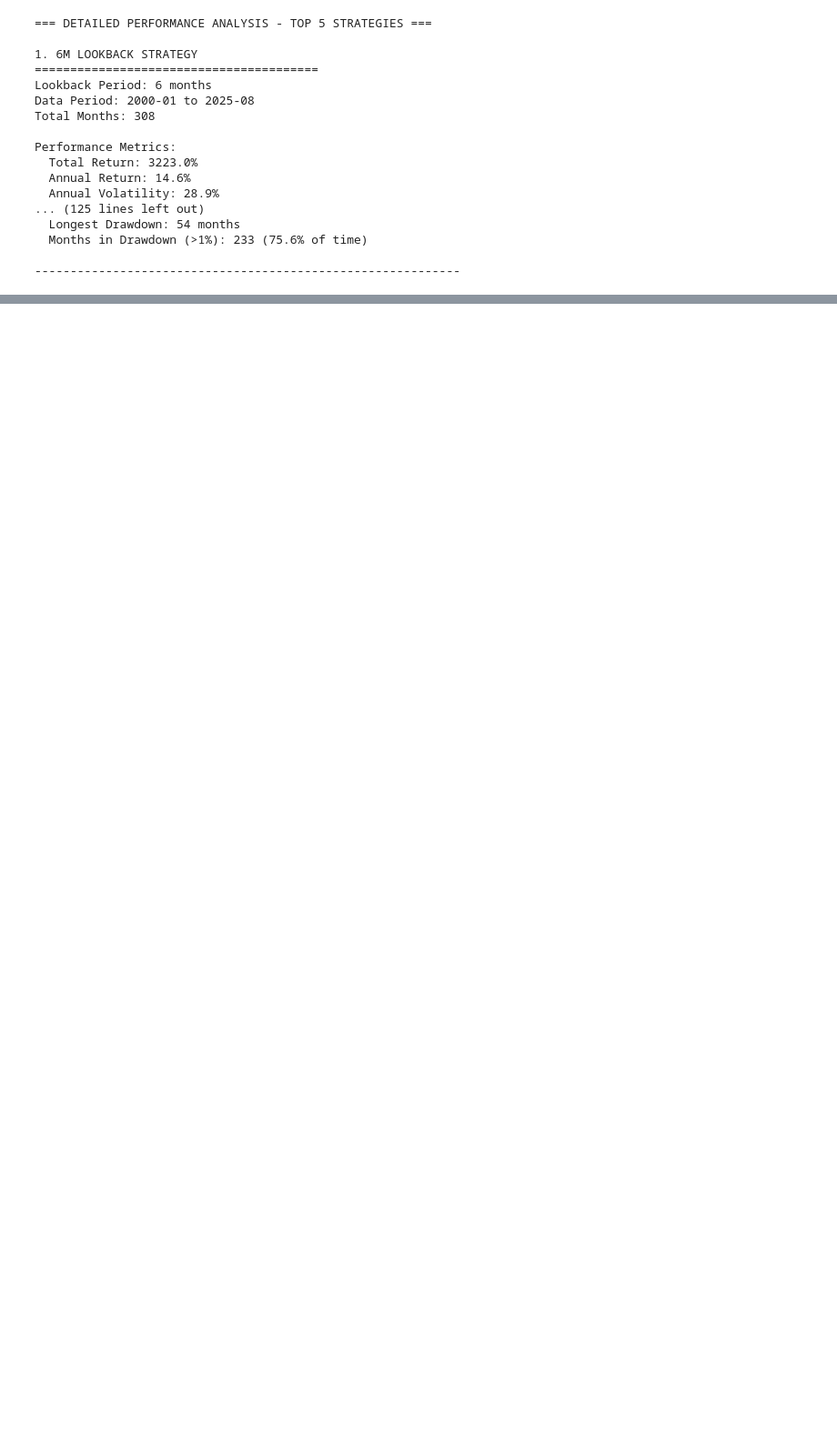
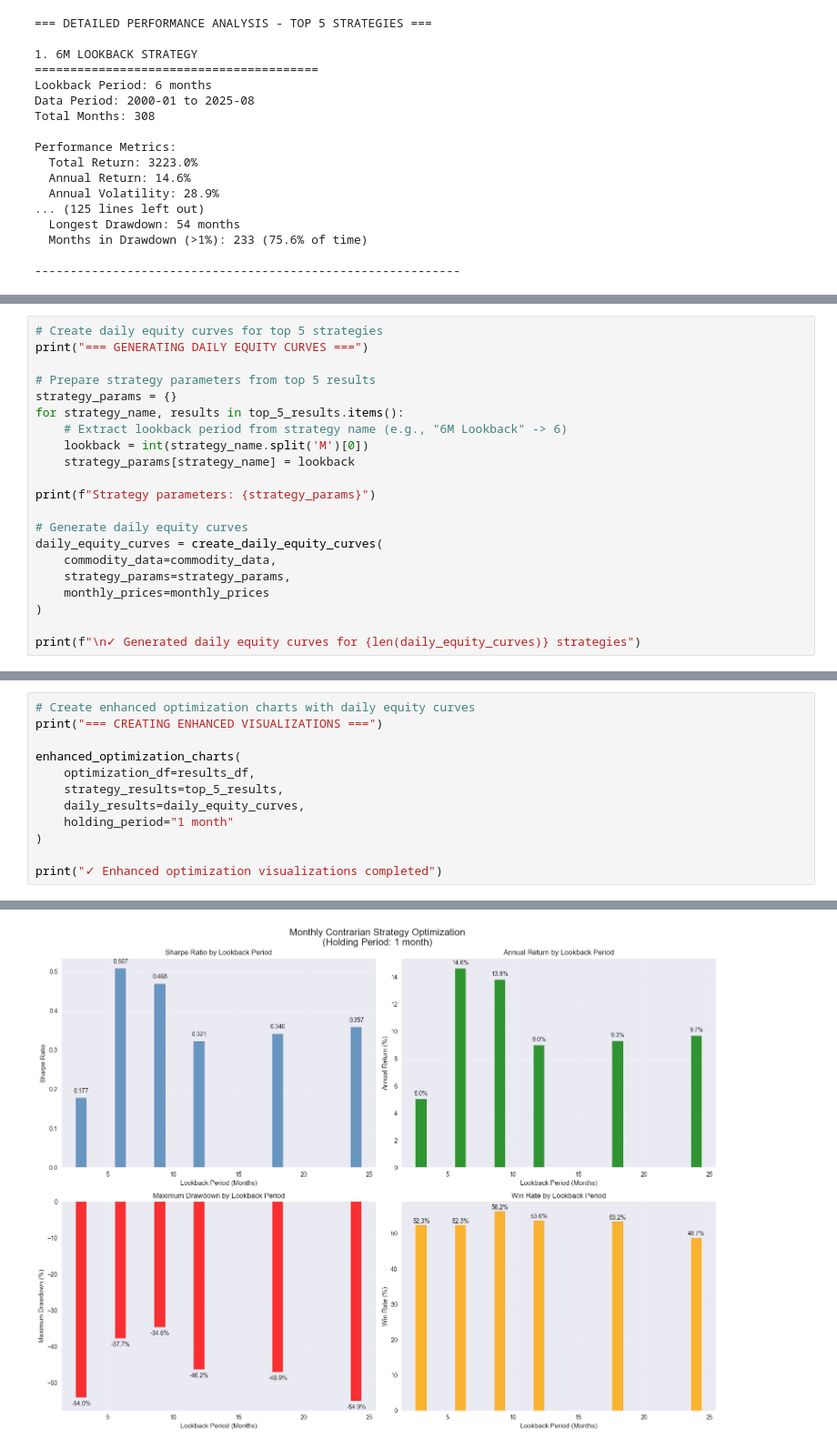
Before and after one commit to edoardoCame/Momentum-and-Contrarian, a Jupyter notebook: approaches/vectorized_contrarian_monthly/notebooks/optimization_analysis.ipynb, the cells around one changed output, grey strips where cells are left out. Shown at 91% size. Drawn from its saved outputs; the diff is of its cells as text; blank space fills up the shorter version.

```diff
--- a/approaches/vectorized_contrarian_monthly/notebooks/optimization_analysis.ipynb
+++ b/approaches/vectorized_contrarian_monthly/notebooks/optimization_analysis.ipynb
@@ -590,0 +650,21 @@ Performance Metrics:
+# %%
+# Create daily equity curves for top 5 strategies
+print("=== GENERATING DAILY EQUITY CURVES ===")
+
+# Prepare strategy parameters from top 5 results
+strategy_params = {}
+for strategy_name, results in top_5_results.items():
+    # Extract lookback period from strategy name (e.g., "6M Lookback" -> 6)
+    lookback = int(strategy_name.split('M')[0])
+    strategy_params[strategy_name] = lookback
+
+print(f"Strategy parameters: {strategy_params}")
+
+# Generate daily equity curves
+daily_equity_curves = create_daily_equity_curves(
+    commodity_data=commodity_data,
+    strategy_params=strategy_params,
+    monthly_prices=monthly_prices
+)
+
+print(f"\n✓ Generated daily equity curves for {len(daily_equity_curves)} strategies")
@@ -590,0 +693,13 @@ Performance Metrics:
+# %%
+# Create enhanced optimization charts with daily equity curves
+print("=== CREATING ENHANCED VISUALIZATIONS ===")
+
+enhanced_optimization_charts(
+    optimization_df=results_df,
+    strategy_results=top_5_results,
+    daily_results=daily_equity_curves,
+    holding_period="1 month"
+)
+
+print("✓ Enhanced optimization visualizations completed")
+# %% [output]
@@ -590,0 +707 @@ Performance Metrics:
+[figure, added]
```
Also changed, not shown: parts of 14 cells of this notebook, 16 other files.
